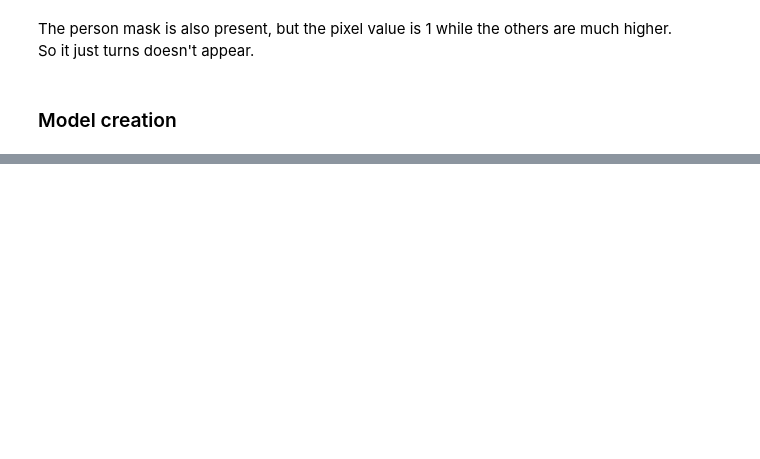
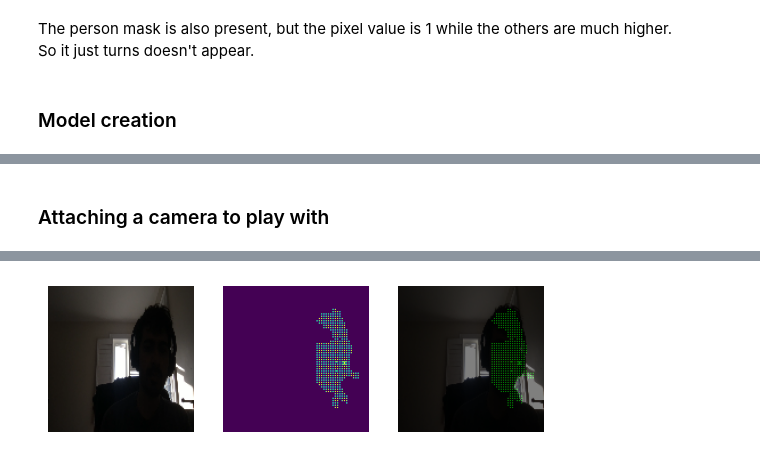
Before and after one commit to sanfordmascarenhas/image-segmentation, a Jupyter notebook: Project.ipynb, the cells around one changed output, grey strips where cells are left out. Drawn from its saved outputs; the diff is of its cells as text; code cells hidden in the pictures; blank space fills up the shorter version.

```diff
--- a/Project.ipynb
+++ b/Project.ipynb
@@ -396,0 +414,72 @@ array([[[ 2.64704776e+00, -4.29897048e-02, -6.59030628e+00],
+# %% [markdown]
+### Attaching a camera to play with
+# %%
+import cv2
+import numpy as np
+import time
+
+
+# Set up webcam capture
+cap = cv2.VideoCapture(0)  # 0 for default camera, or specify camera index
+
+# Define desired FPS and calculate delay in milliseconds
+desired_fps = 24
+delay_ms = int(1000 / desired_fps)
+
+while True:
+    # Record start time to measure FPS
+    start_time = time.time()
+
+    # Capture video frame from webcam
+    ret, frame = cap.read()
+
+    # Resize frame to match input size of your model
+    # Modify the dimensions (width, height) to match your model's input shape
+    frame = cv2.resize(frame, (128, 128))
+
+    # Preprocess the frame for input to the model
+    # Modify this part to match the preprocessing steps of your model
+    frame = cv2.cvtColor(frame, cv2.COLOR_BGR2RGB)
+    frame = frame / 255.0  # Normalize pixel values to [0, 1]
+    frame = np.expand_dims(frame, axis=0)  # Add batch dimension to make it compatible with the model.
+
+    # Predict segmentation mask using your model
+    mask = model.predict(frame)
+    mask = mask.squeeze()  # Remove batch dimension
+    mask = (mask - np.min(mask)) / (np.max(mask) - np.min(mask))
+    mask = np.where(mask > 0.5, 1, 0)  # Threshold to get binary mask
+
+    # Overlay the segmentation mask on the original frame
+    # Modify the colors and transparency to your preference
+    alpha = 0.5  # Transparency factor
+    frame = np.squeeze(frame)
+    frame_backup = frame[:]
+    overlay = np.zeros_like(frame)
+    overlay[:, :, 1] = 0  # Set the green channel to 255
+    overlay[ :, :, 1] += mask  # Multiply with the binary mask
+    frame = cv2.addWeighted(frame, 1 - alpha, overlay, alpha, 0)
+
+    # Display the frame with the overlay
+    fig, ax = plt.subplots(1,3)
+    ax[0].imshow(frame_backup);ax[0].axis('off')
+    ax[1].imshow(tf.squeeze(mask));ax[1].axis('off')
+    ax[2].imshow(frame);ax[2].axis('off')
+    #plt.imshow(frame)
+
+    cap.release()
+    cv2.destroyAllWindows()
+    break
+
+    # Exit loop on 'q' key press
+    if cv2.waitKey(1) & 0xFF == ord('q'):
+        break
+
+    # Delay to achieve desired FPS
+    elapsed_time = time.time() - start_time
+    if elapsed_time < (delay_ms / 1000):
+        time.sleep((delay_ms / 1000) - elapsed_time)
+
+# Release webcam and close all OpenCV windows
+cap.release()
+cv2.destroyAllWindows()
+# %% [output]
@@ -396,0 +487 @@ array([[[ 2.64704776e+00, -4.29897048e-02, -6.59030628e+00],
+[figure, added]
```
Also changed, not shown: parts of 21 cells of this notebook, 1 other file.
